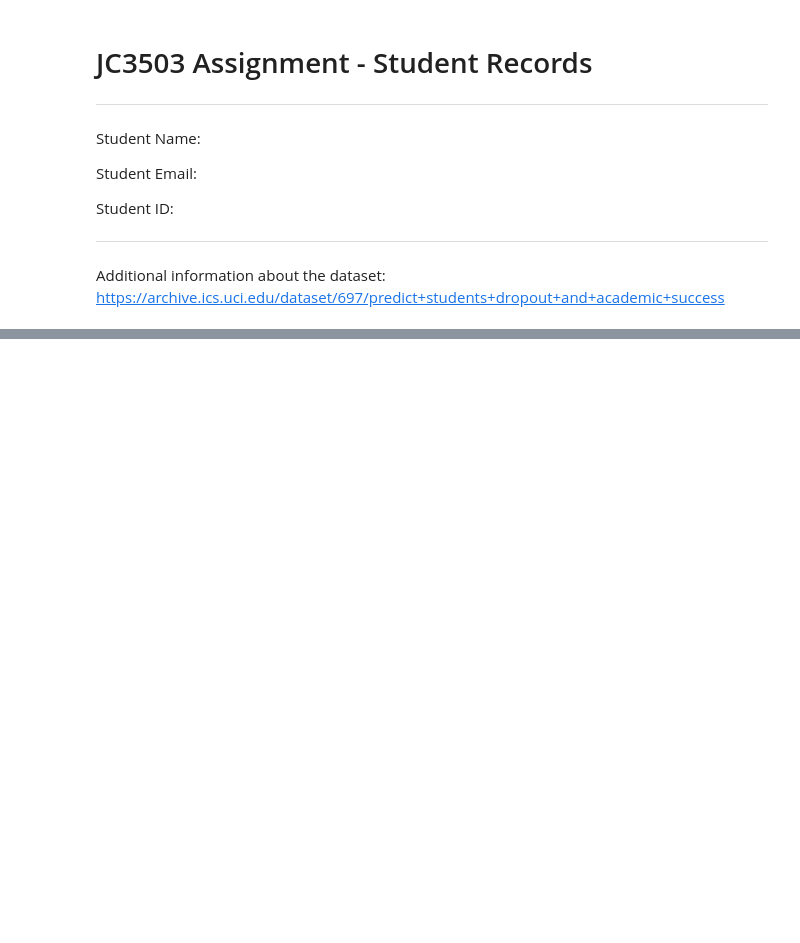
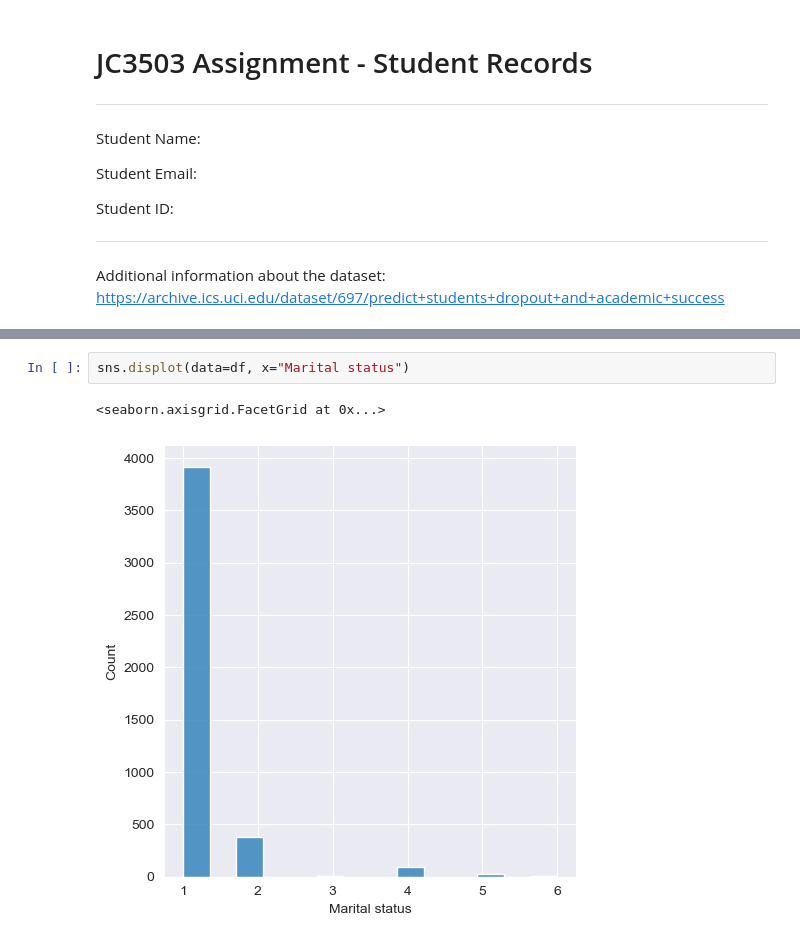
Before and after one commit to Fengchumoling/DM_Assignment, a Jupyter notebook: student_records.ipynb, the cells around one changed output, grey strips where cells are left out. Drawn from its saved outputs; the diff is of its cells as text; blank space fills up the shorter version.

```diff
--- a/student_records.ipynb
+++ b/student_records.ipynb
@@ -39,0 +84,5 @@ df
+# %%
+sns.displot(data=df, x="Marital status")
+# %% [output]
+<seaborn.axisgrid.FacetGrid at 0x...>
+[figure, added]
```
Also changed, not shown: parts of 8 cells of this notebook.
